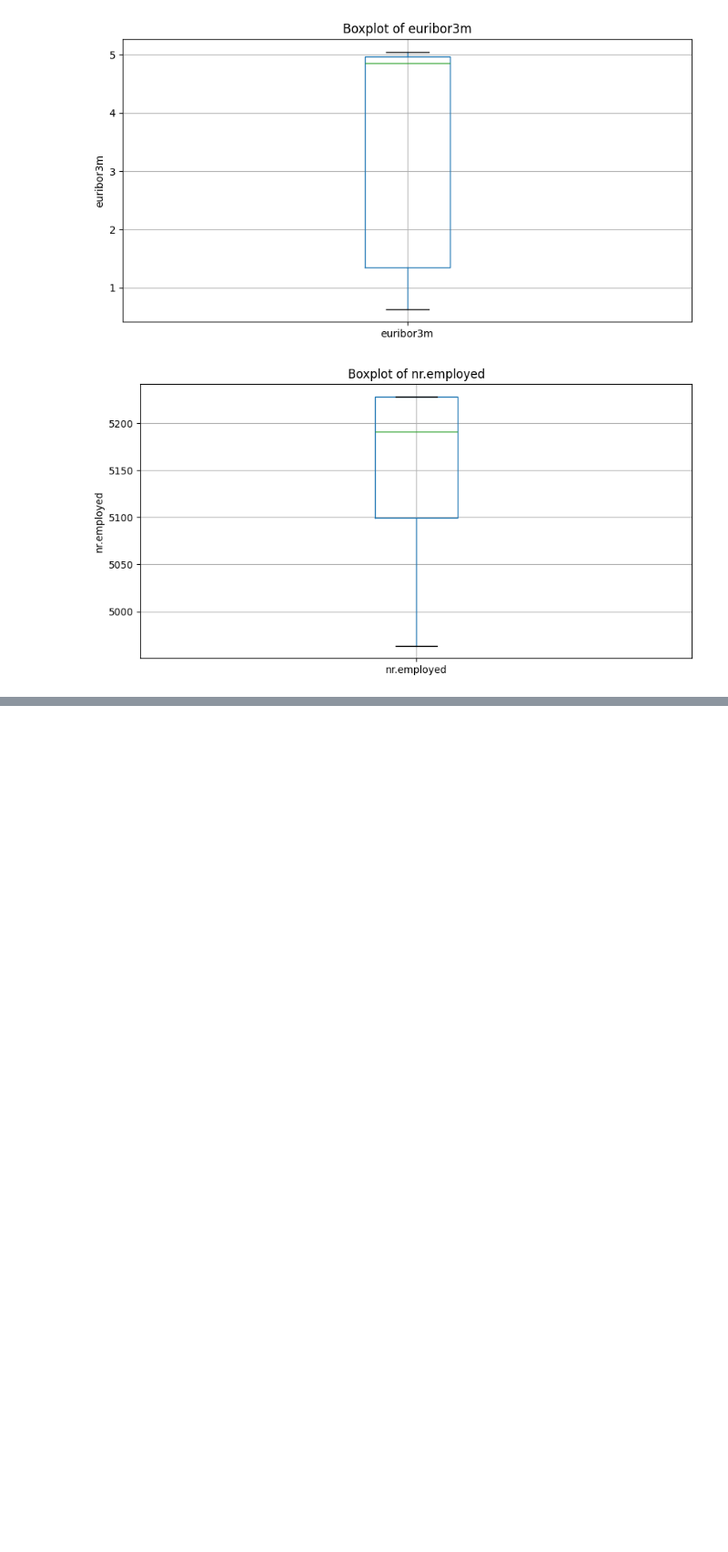
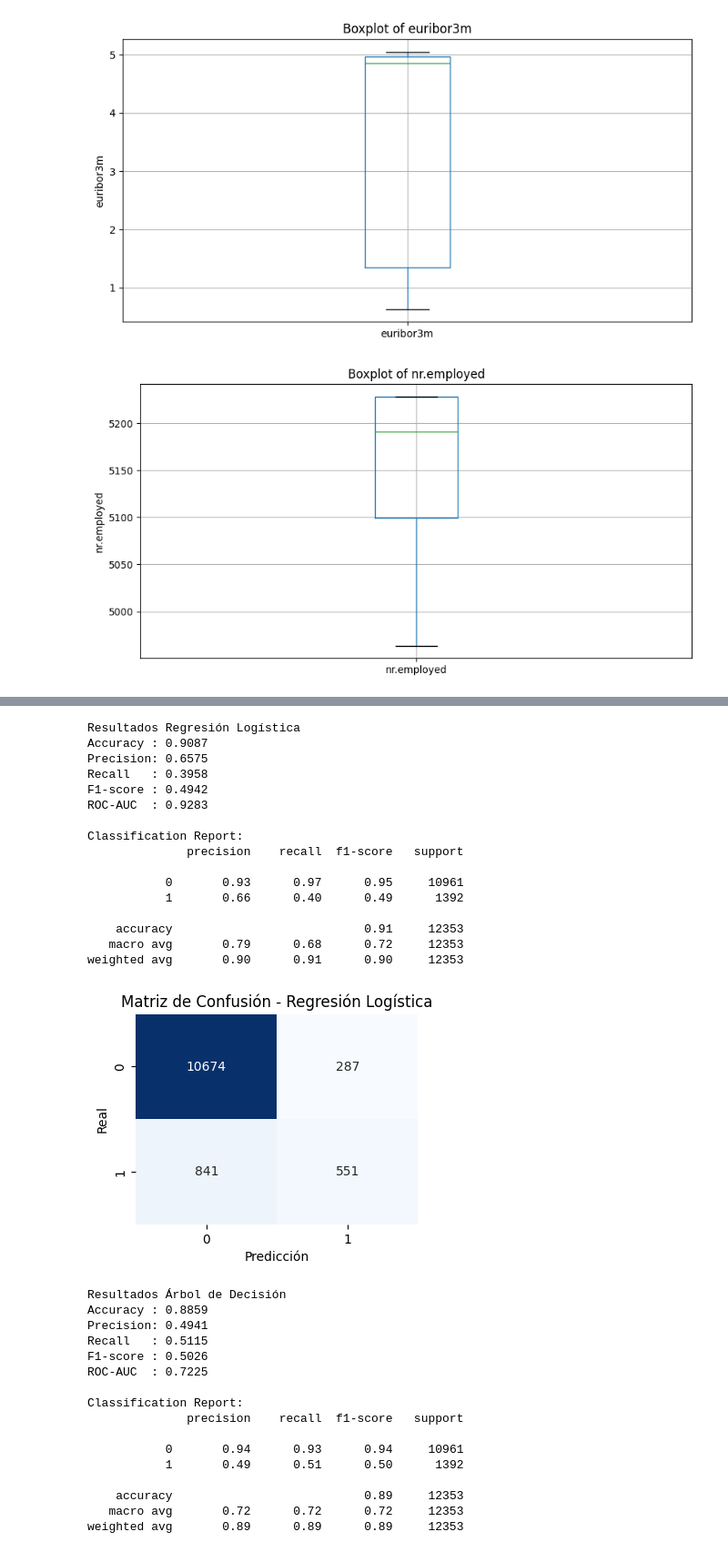
Before and after one commit to ju4n-avendanoa/Diplomado, a Jupyter notebook: Bank_Marketing.ipynb, the cells around one changed output, grey strips where cells are left out. Shown at 91% size. Drawn from its saved outputs; the diff is of its cells as text; code cells hidden in the pictures; blank space fills up the shorter version.

```diff
--- a/Bank_Marketing.ipynb
+++ b/Bank_Marketing.ipynb
@@ -218,0 +320,16 @@ df.drop(['day_of_week', 'contact', 'month'], axis=1, inplace = True)
+# %%
+for col in ['age_bin']:
+    le = LabelEncoder()
+    df[col] = le.fit_transform(df[col])
+    label_encoders[col] = le
+# %%
+X = df.drop("y", axis=1)
+y = df["y"]
+
+X_train, X_test, y_train, y_test = train_test_split(
+    X, y, test_size=0.3, random_state=42, stratify=y
+)
+
+scaler = StandardScaler()
+X_train_scaled = scaler.fit_transform(X_train)
+X_test_scaled = scaler.transform(X_test)
@@ -218,0 +364,58 @@ df.drop(['day_of_week', 'contact', 'month'], axis=1, inplace = True)
+# %%
+evaluar_modelo(
+    LogisticRegression(max_iter=2000, random_state=42),
+    X_train_scaled, y_train, X_test_scaled, y_test,
+    "Regresión Logística"
+)
+
+evaluar_modelo(
+    DecisionTreeClassifier(random_state=42),
+    X_train, y_train, X_test, y_test,
+    "Árbol de Decisión"
+)
+
+evaluar_modelo(
+    RandomForestClassifier(n_estimators=200, random_state=42),
+    X_train, y_train, X_test, y_test,
+    "Random Forest"
+)
+
+evaluar_modelo(
+    GradientBoostingClassifier(n_estimators=200, random_state=42),
+    X_train, y_train, X_test, y_test,
+    "Gradient Boosting"
+)
+# %% [output]
+Resultados Regresión Logística
+Accuracy : 0.9087
+Precision: 0.6575
+Recall   : 0.3958
+F1-score : 0.4942
+ROC-AUC  : 0.9283
+
+Classification Report:
+              precision    recall  f1-score   support
+
+           0       0.93      0.97      0.95     10961
+           1       0.66      0.40      0.49      1392
+
+    accuracy                           0.91     12353
+   macro avg       0.79      0.68      0.72     12353
+weighted avg       0.90      0.91      0.90     12353
+[figure, added]
+Resultados Árbol de Decisión
+Accuracy : 0.8859
+Precision: 0.4941
+Recall   : 0.5115
+F1-score : 0.5026
+ROC-AUC  : 0.7225
+
+Classification Report:
+              precision    recall  f1-score   support
+
+           0       0.94      0.93      0.94     10961
+           1       0.49      0.51      0.50      1392
+
+    accuracy                           0.89     12353
+   macro avg       0.72      0.72      0.72     12353
+weighted avg       0.89      0.89      0.89     12353
```
Also changed, not shown: parts of 30 cells of this notebook, 2 other files.
